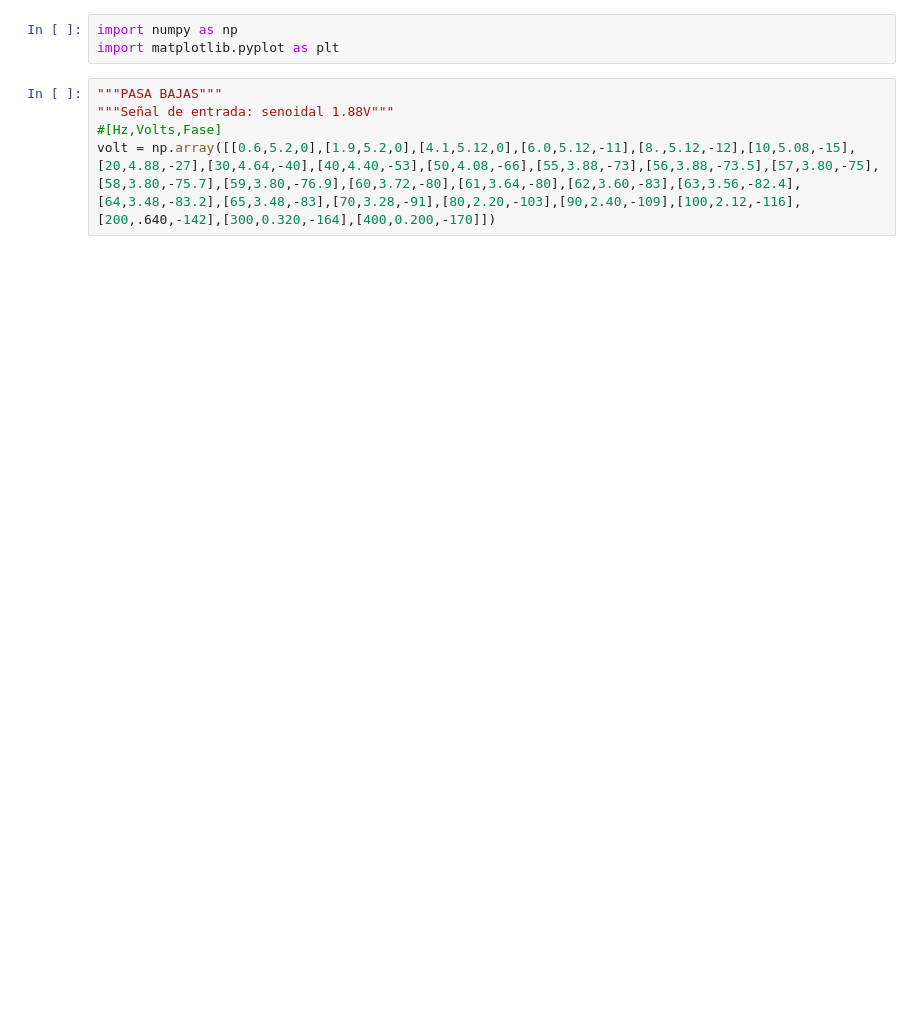
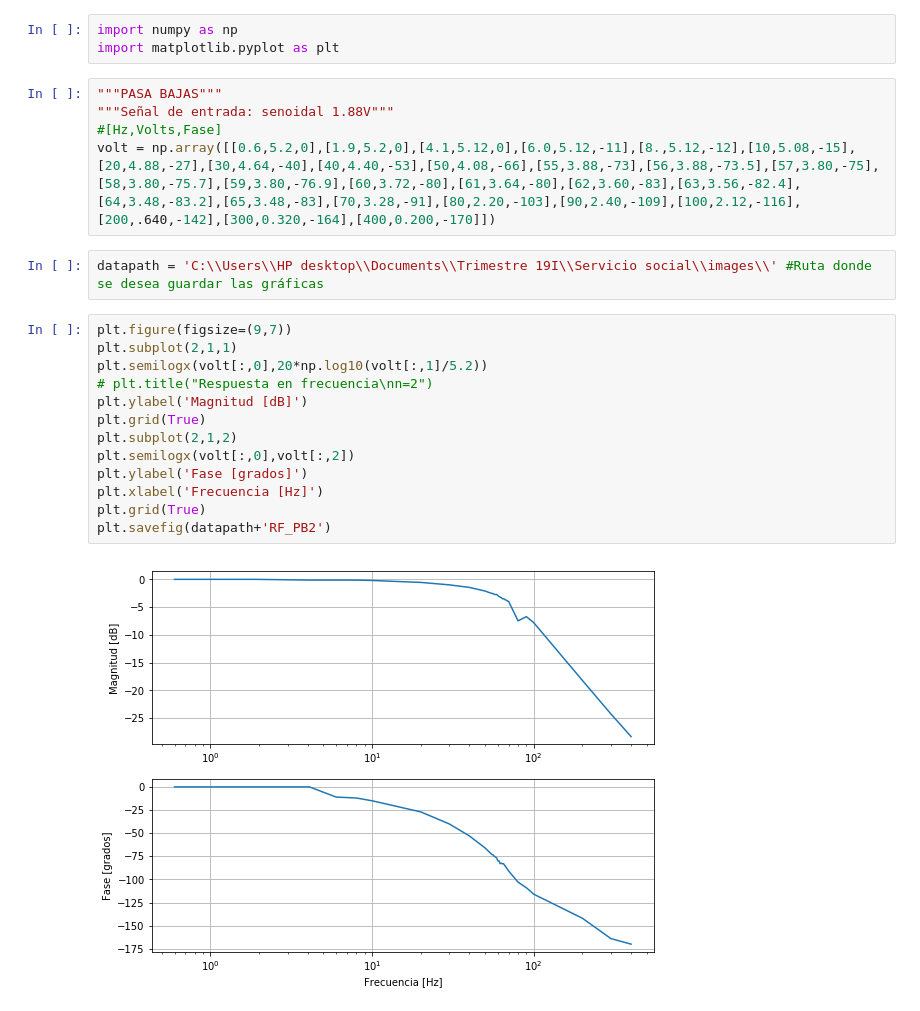
Before and after one commit to AguilarRosario/Servicio-Social, a Jupyter notebook: src/FAyD/P1_n2&4_caracterizacion.ipynb, the cells around one changed output. Saved outputs shown, nothing was run; the diff lists cells and outputs as text; blank space fills up the shorter version.

```diff
--- a/src/FAyD/P1_n2&4_caracterizacion.ipynb
+++ b/src/FAyD/P1_n2&4_caracterizacion.ipynb
@@ -6,3 +6,20 @@ import matplotlib.pyplot as plt
 """Señal de entrada: senoidal 1.88V"""
 #[Hz,Volts,Fase]
 volt = np.array([[0.6,5.2,0],[1.9,5.2,0],[4.1,5.12,0],[6.0,5.12,-11],[8.,5.12,-12],[10,5.08,-15],[20,4.88,-27],[30,4.64,-40],[40,4.40,-53],[50,4.08,-66],[55,3.88,-73],[56,3.88,-73.5],[57,3.80,-75],[58,3.80,-75.7],[59,3.80,-76.9],[60,3.72,-80],[61,3.64,-80],[62,3.60,-83],[63,3.56,-82.4],[64,3.48,-83.2],[65,3.48,-83],[70,3.28,-91],[80,2.20,-103],[90,2.40,-109],[100,2.12,-116],[200,.640,-142],[300,0.320,-164],[400,0.200,-170]])
+# %%
+datapath = 'C:\\Users\\HP desktop\\Documents\\Trimestre 19I\\Servicio social\\images\\' #Ruta donde se desea guardar las gráficas
+# %%
+plt.figure(figsize=(9,7))
+plt.subplot(2,1,1)
+plt.semilogx(volt[:,0],20*np.log10(volt[:,1]/5.2))
+# plt.title("Respuesta en frecuencia\nn=2")
+plt.ylabel('Magnitud [dB]')
+plt.grid(True)
+plt.subplot(2,1,2)
+plt.semilogx(volt[:,0],volt[:,2])
+plt.ylabel('Fase [grados]')
+plt.xlabel('Frecuencia [Hz]')
+plt.grid(True)
+plt.savefig(datapath+'RF_PB2')
+# %% [output]
+[figure, added]
```
Also changed, not shown: parts of 4 cells of this notebook, 3 other files.
